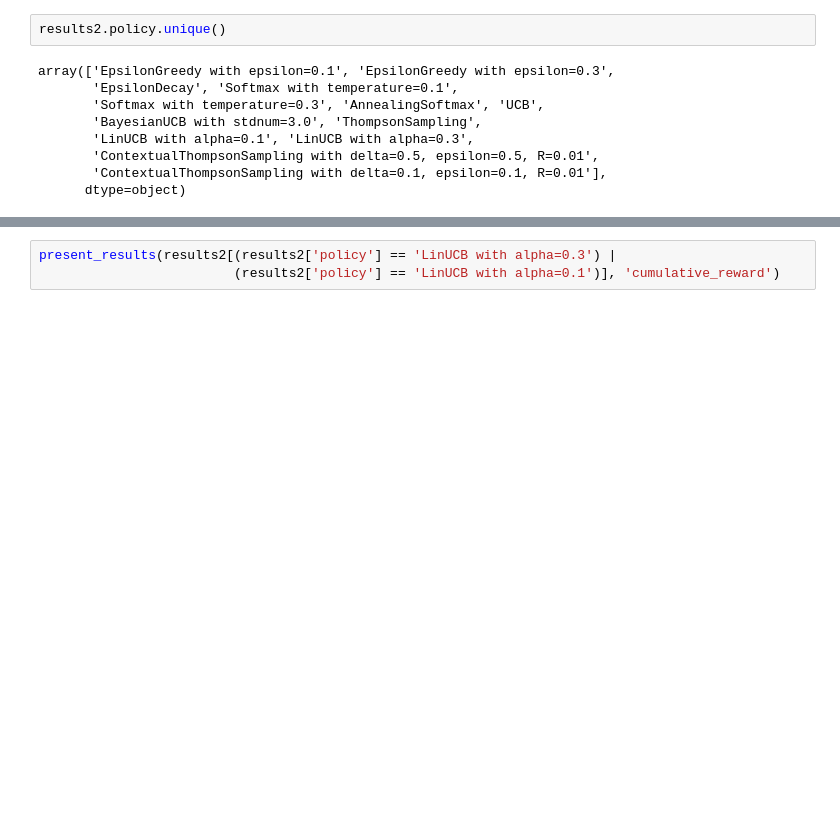
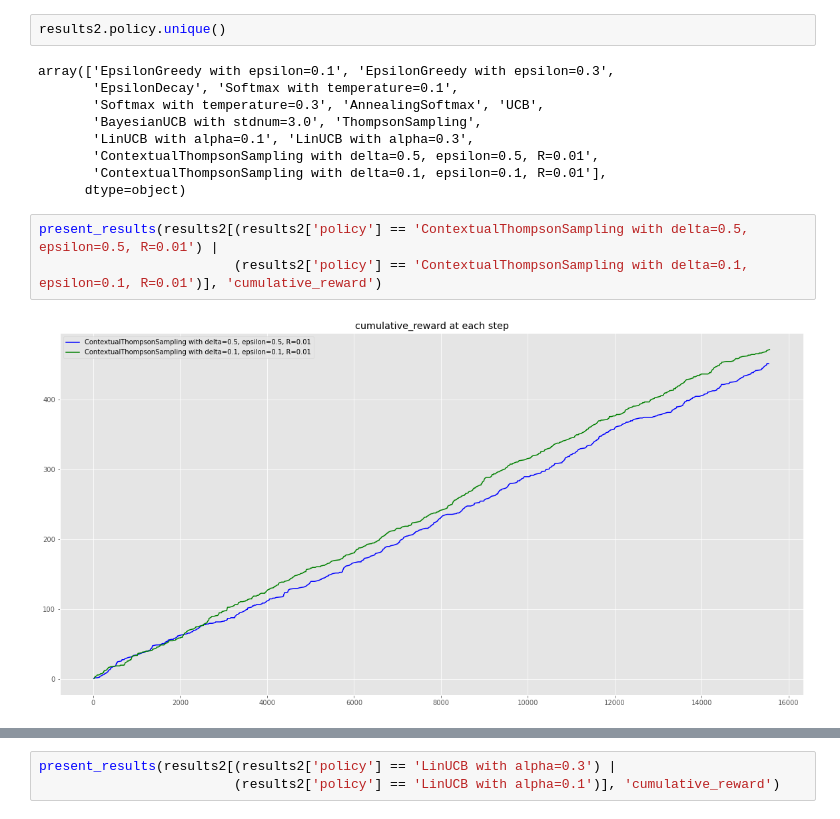
Before and after one commit to raychng/bt4014-project, a Jupyter notebook: bandits_toronto.ipynb, the cells around one changed output, grey strips where cells are left out. Saved outputs shown, nothing was run; the diff lists cells and outputs as text; blank space fills up the shorter version.

```diff
--- a/bandits_toronto.ipynb
+++ b/bandits_toronto.ipynb
@@ -651,4 +653,9 @@ array(['EpsilonGreedy with epsilon=0.1', 'EpsilonGreedy with epsilon=0.3',
        'ContextualThompsonSampling with delta=0.5, epsilon=0.5, R=0.01',
        'ContextualThompsonSampling with delta=0.1, epsilon=0.1, R=0.01'],
       dtype=object)
+# %%
+present_results(results2[(results2['policy'] == 'ContextualThompsonSampling with delta=0.5, epsilon=0.5, R=0.01') |
+                         (results2['policy'] == 'ContextualThompsonSampling with delta=0.1, epsilon=0.1, R=0.01')], 'cumulative_reward')
+# %% [output]
+[figure, added]
 # %%
```
Also changed, not shown: parts of 17 cells of this notebook, 3 other files.
